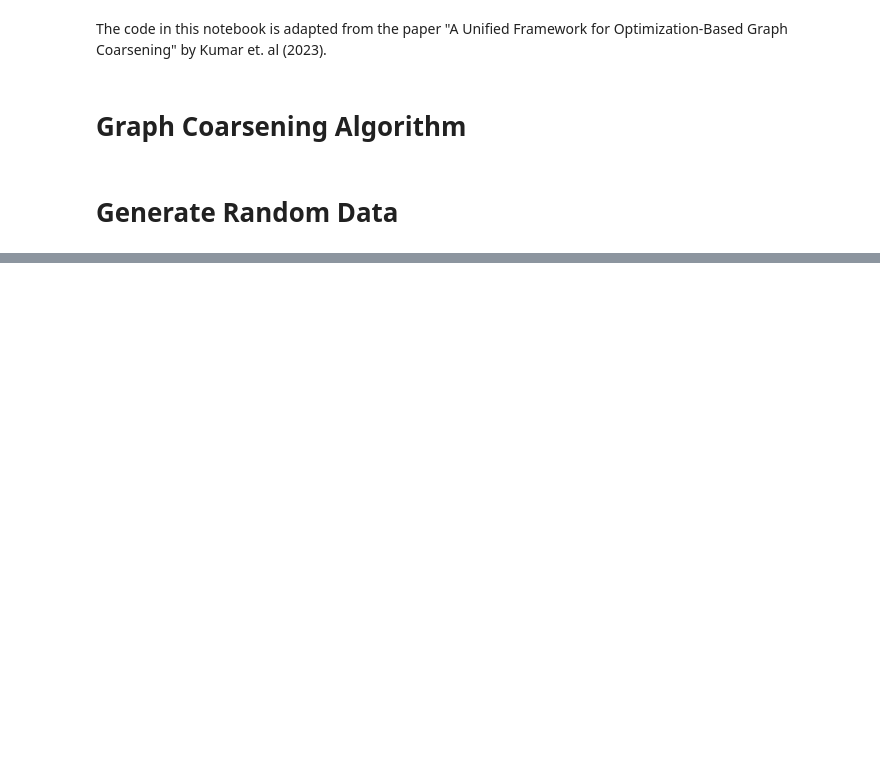
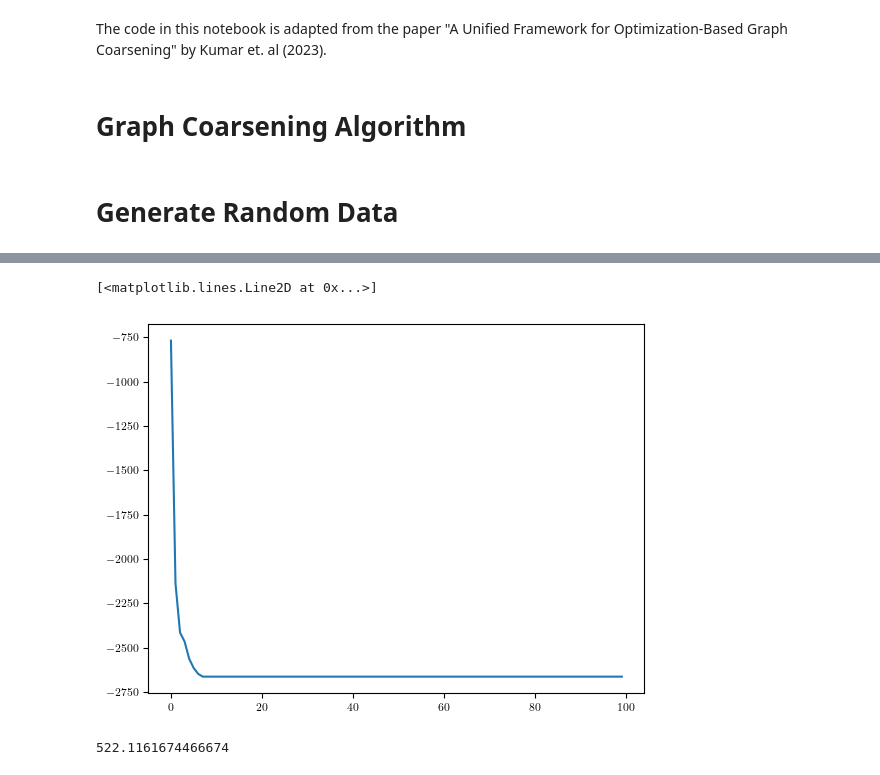
Before and after one commit to shahzarrizvi/227b-final, a Jupyter notebook: graph_coarsening.ipynb, the cells around one changed output, grey strips where cells are left out. Cells and saved outputs as stored; diff of their text form; code cells hidden in the pictures; blank space fills up the shorter version.

```diff
--- a/graph_coarsening.ipynb
+++ b/graph_coarsening.ipynb
@@ -1,23 +1,19 @@
 # %%
 # Import random graphs.
-from networkx.generators.random_graphs import erdos_renyi_graph
-from networkx.generators.random_graphs import barabasi_albert_graph
-from networkx.generators.community import stochastic_block_model
-from networkx.generators.random_graphs import watts_strogatz_graph
-from networkx.generators.community import random_partition_graph
+#from networkx.generators.random_graphs import erdos_renyi_graph
+#from networkx.generators.random_graphs import barabasi_albert_graph
+#from networkx.generators.community import stochastic_block_model
+#from networkx.generators.random_graphs import watts_strogatz_graph
+#from networkx.generators.community import random_partition_graph
 
 # Standard imports
 import networkx as nx
 import numpy as np
 import matplotlib.pyplot as plt
-
-#import math
+plt.rcParams.update({"text.usetex": True})
+plt.rc('xtick',labelsize=8)
+plt.rc('ytick',labelsize=8)
 from tqdm import tqdm
-#import seaborn as sns
-#from sklearn.decomposition import FactorAnalysis
-
-#import random
-#from deeprobust.graph.data import Dataset
 # %% [markdown]
 The code in this notebook is adapted from the paper "A Unified Framework for Optimization-Based
 Graph Coarsening\" by Kumar et. al (2023).
@@ -295,0 +239,18 @@ array([1081968.33008207,  940380.21633698,  868796.89777601,
+# %%
+n = 10
+num_iter = 100
+
+gc = GC(L, n, 500, 500, X.shape[1]/2)
+C, loss = gc.fit(num_iter)
+# %%
+plt.plot(loss)
+# %% [output]
+[<matplotlib.lines.Line2D at 0x...>]
+[figure, added]
+# %%
+# Reconstruction error
+P = np.linalg.pinv(C)
+CP = C @ P
+np.linalg.norm(L - CP.T @ L @ CP)
+# %% [output]
+522.1161674466674
```
Also changed, not shown: parts of 24 cells of this notebook, 26 other files.
